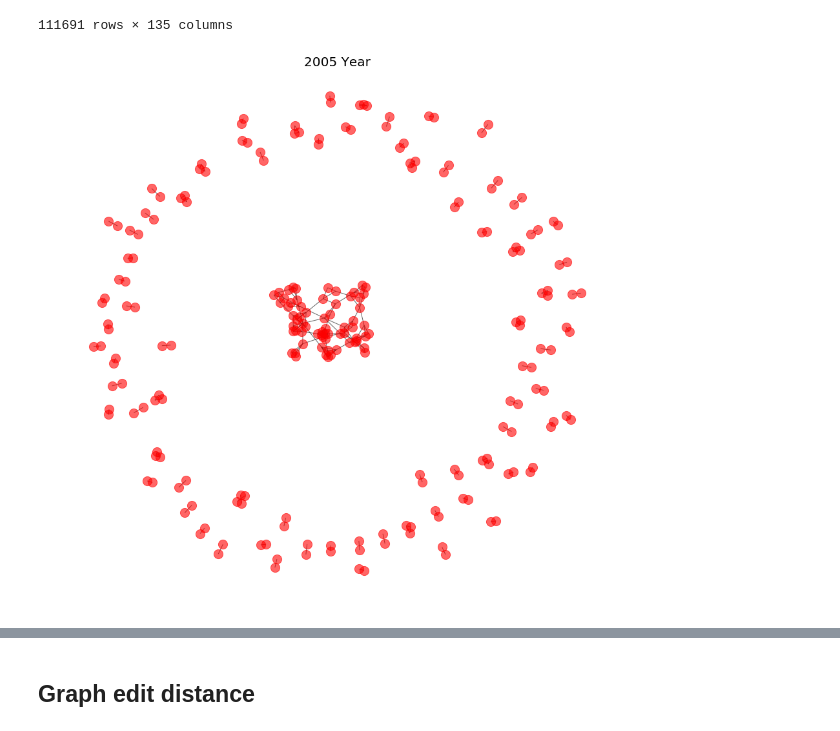
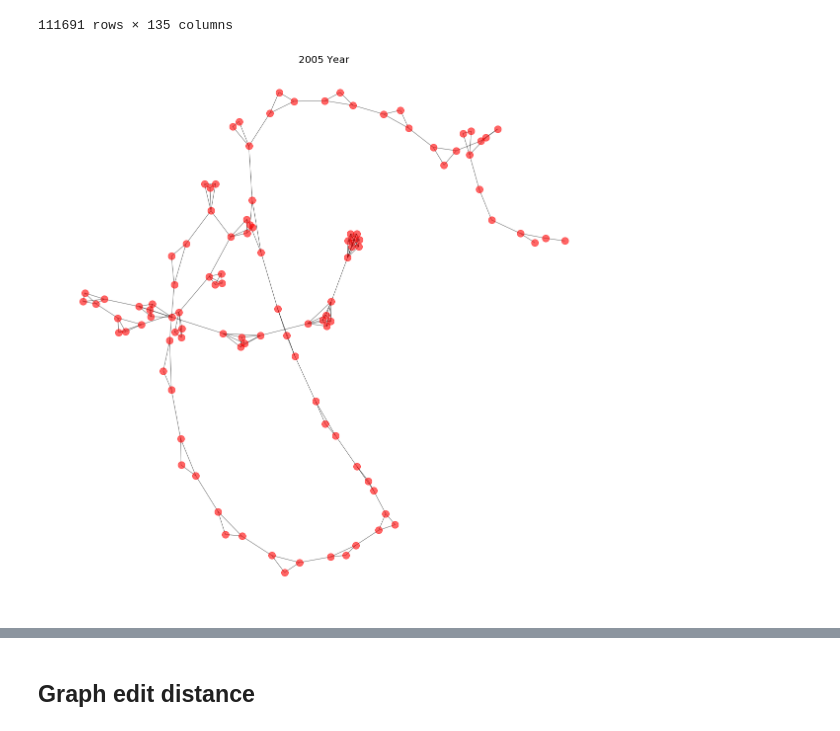
Before and after one commit to 30mb1/HSE_homework, a Jupyter notebook: Graph/dz2/Aliev.ipynb, the cells around one changed output, grey strips where cells are left out. Cells and saved outputs as stored; diff of their text form; code cells hidden in the pictures.

```diff
--- a/Graph/dz2/Aliev.ipynb
+++ b/Graph/dz2/Aliev.ipynb
@@ -49,14 +49,18 @@ for row in g1_data.iterrows():
         G_1.add_edge(id_map[row[1]['eventid']], id_map[int(e)])
 
 # now lets connect some components
-components = sorted(list(nx.connected_components(G_1)), key=lambda x: len(x), reverse=True)
-# now lets randomly connect first 15 biggest components
+components_1 = sorted(list(nx.connected_components(G_1)), key=lambda x: len(x), reverse=True)
+# now lets randomly connect first 30 biggest components
 for i in range(30):
-    comp_1 = random.randint(0, 15)
-    comp_2 = random.randint(0, 15)
-    node_1 = random.choice(list(components[comp_1]))
-    node_2 = random.choice(list(components[comp_2]))
+    comp_1 = i
+    comp_2 = i + 1
+    node_1 = random.choice(list(components_1[comp_1]))
+    node_2 = random.choice(list(components_1[comp_2]))
     G_1.add_edge(node_1, node_2)
+
+for comp in components_1[31:]:
+    for v in list(comp):
+        G_1.remove_node(v)
 # %%
 # getting non-isolated vertices from 2001 y.
 g2_data = terr.loc[(terr['iyear'] == 2001) & (pd.isnull(terr['related']) == False)]
@@ -85,14 +93,14 @@ for i in range(30):
 # %%
 plt.figure(figsize=(15,15))
 
-pos = nx.kamada_kawai_layout(G_1)
-nx.draw_networkx(G_1, alpha=0.6, node_size=200, with_labels=False,)
+# pos = nx.kamada_kawai_layout(G_1)
+nx.draw(G_1, alpha=0.6, node_size=200, with_labels=False,)
 
 plt.title('2005 Year', size=20)
 plt.axis('off')
 plt.show()
 # %% [output]
-[figure, old version]
+[figure, new version]
 # %%
 plt.figure(figsize=(15,15))
 
```
Also changed, not shown: parts of 20 cells of this notebook.
